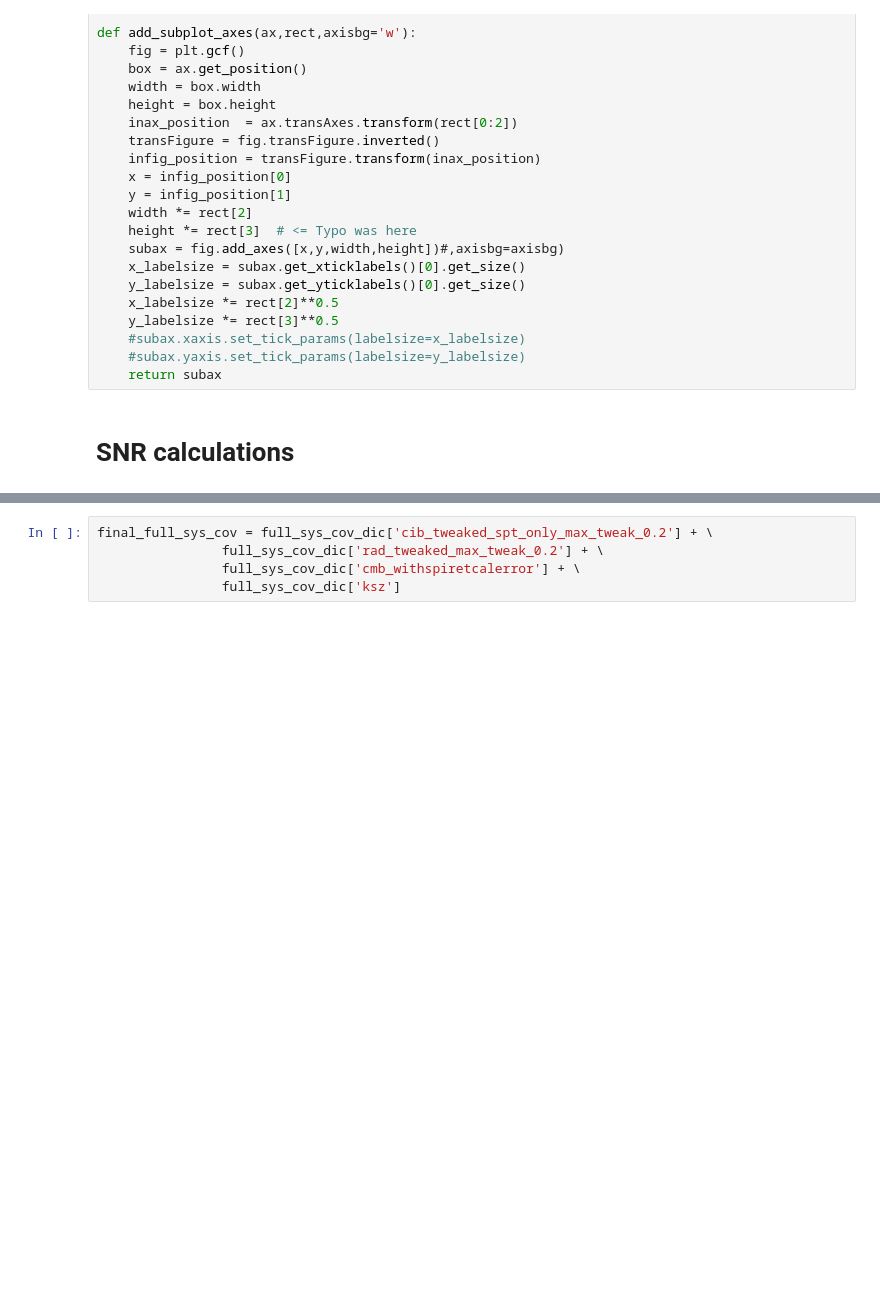
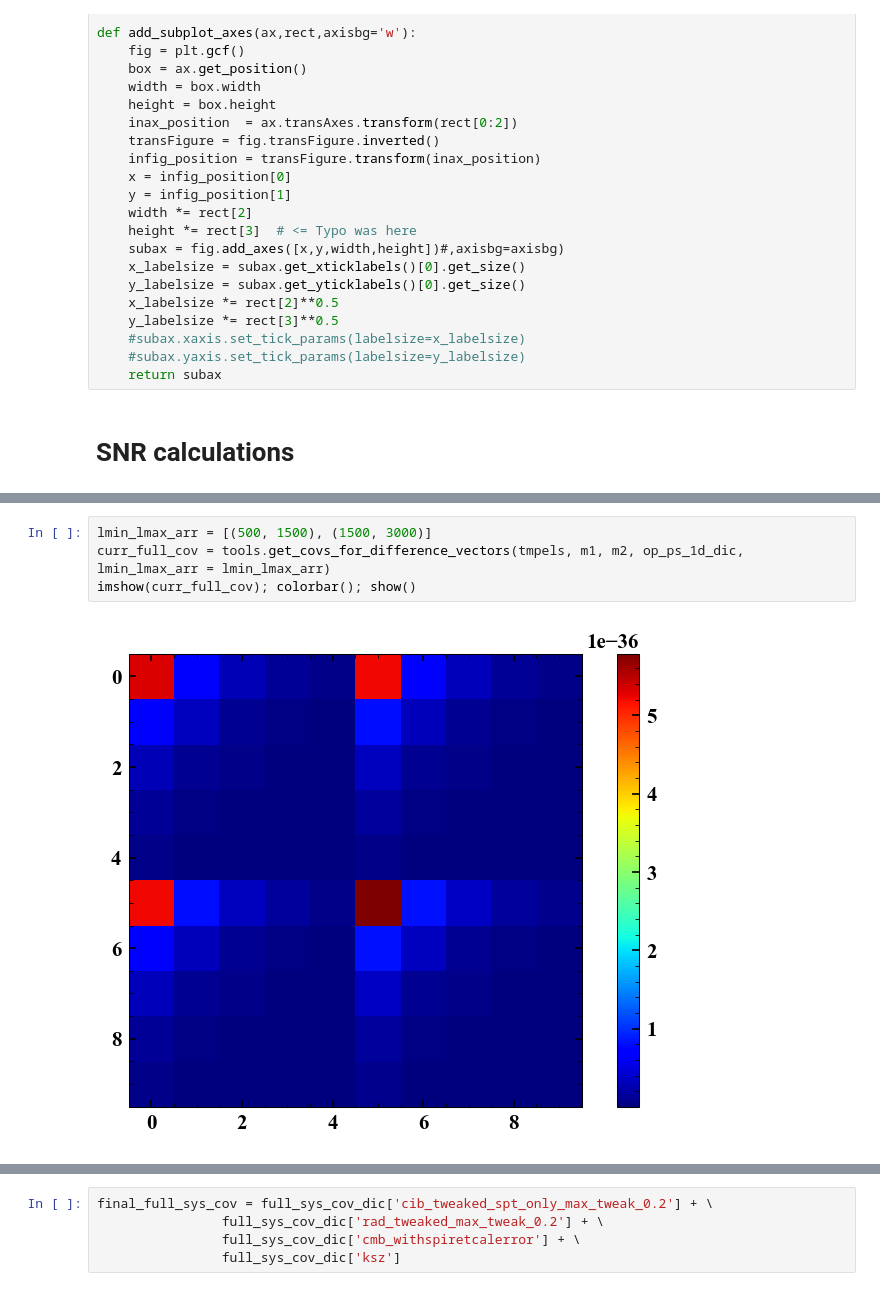
Before and after one commit to sriniraghunathan/tSZ_2pt_SPT_SPIRE, a Jupyter notebook: fit_for_tsz_cib.ipynb, the cells around one changed output, grey strips where cells are left out. Cells and saved outputs as stored; diff of their text form; blank space fills up the shorter version.

```diff
--- a/fit_for_tsz_cib.ipynb
+++ b/fit_for_tsz_cib.ipynb
@@ -424,0 +433,6 @@ SystemExit:
+# %%
+lmin_lmax_arr = [(500, 1500), (1500, 3000)]
+curr_full_cov = tools.get_covs_for_difference_vectors(tmpels, m1, m2, op_ps_1d_dic, lmin_lmax_arr = lmin_lmax_arr)
+imshow(curr_full_cov); colorbar(); show()
+# %% [output]
+[figure, added]
```
Also changed, not shown: parts of 7 cells of this notebook, 2 other files.
